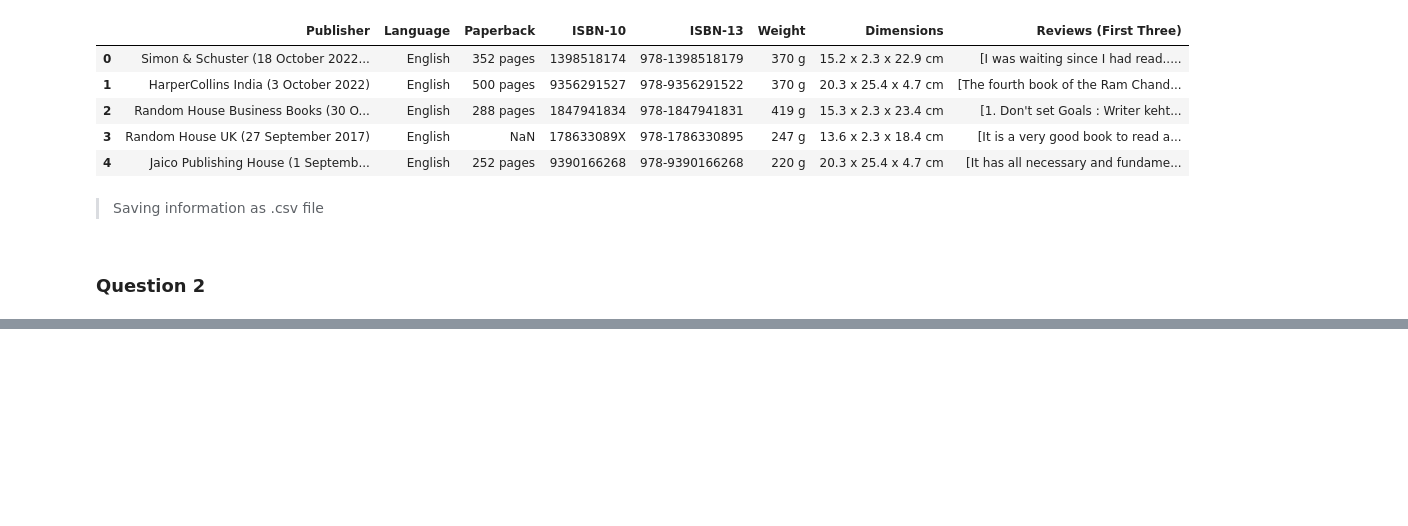
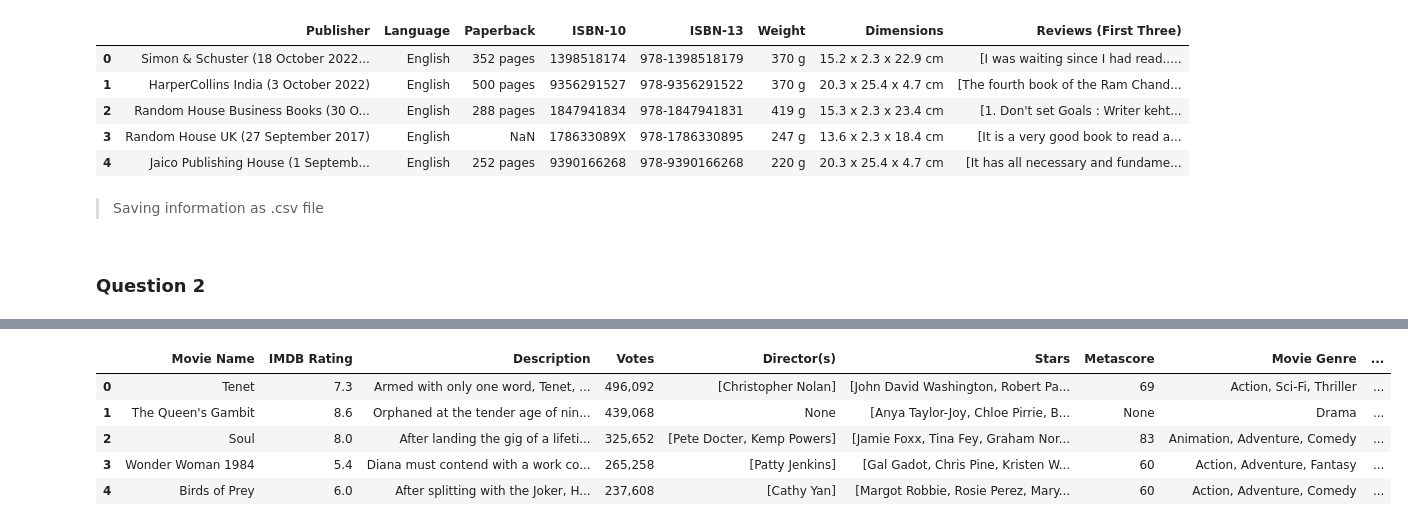
Before and after one commit to VishalSehgal525/Convo-AI-DS-Basics-Assignments, a Jupyter notebook: 102003265_vishal_assig3.ipynb, the cells around one changed output, grey strips where cells are left out. Cells and saved outputs as stored; diff of their text form; code cells hidden in the pictures; blank space fills up the shorter version.

```diff
--- a/102003265_vishal_assig3.ipynb
+++ b/102003265_vishal_assig3.ipynb
@@ -149,3 +149,11 @@ df.head()
 df.to_csv('amazon_top_books.csv', index=False)
 # %% [markdown]
 ### Question 2
+# %%
+from selenium import webdriver
+from selenium.common.exceptions import NoSuchElementException
+PATH = "/Users/vishalsehgal/Documents/Programming/Web Scrapping/selenium/chromedriver"
+# %%
+import numpy as np
+number_of_movies = 1000
+arr = np.arange(1, number_of_movies, 50)
@@ -151,0 +327,11 @@ df.to_csv('amazon_top_books.csv', index=False)
+# %%
+import pandas as pd
+df = pd.DataFrame(complete, columns=['Movie Name', 'IMDB Rating', 'Description', 'Votes', 'Director(s)', 'Stars', 'Metascore', 'Movie Genre', 'Total Duration'])
+df.head()
+# %% [output]
+|  | Movie Name | IMDB Rating | Description | Votes | Director(s) | Stars | Metascore | Movie Genre | ... |
+| 0 | Tenet | 7.3 | Armed with only one word, Tenet, ... | 496,092 | [Christopher Nolan] | [John David Washington, Robert Pa... | 69 | Action, Sci-Fi, Thriller | ... |
+| 1 | The Queen's Gambit | 8.6 | Orphaned at the tender age of nin... | 439,068 | None | [Anya Taylor-Joy, Chloe Pirrie, B... | None | Drama | ... |
+| 2 | Soul | 8.0 | After landing the gig of a lifeti... | 325,652 | [Pete Docter, Kemp Powers] | [Jamie Foxx, Tina Fey, Graham Nor... | 83 | Animation, Adventure, Comedy | ... |
+| 3 | Wonder Woman 1984 | 5.4 | Diana must contend with a work co... | 265,258 | [Patty Jenkins] | [Gal Gadot, Chris Pine, Kristen W... | 60 | Action, Adventure, Fantasy | ... |
+| 4 | Birds of Prey | 6.0 | After splitting with the Joker, H... | 237,608 | [Cathy Yan] | [Margot Robbie, Rosie Perez, Mary... | 60 | Action, Adventure, Comedy | ... |
```
Also changed, not shown: parts of 3 cells of this notebook, 1 other file.
